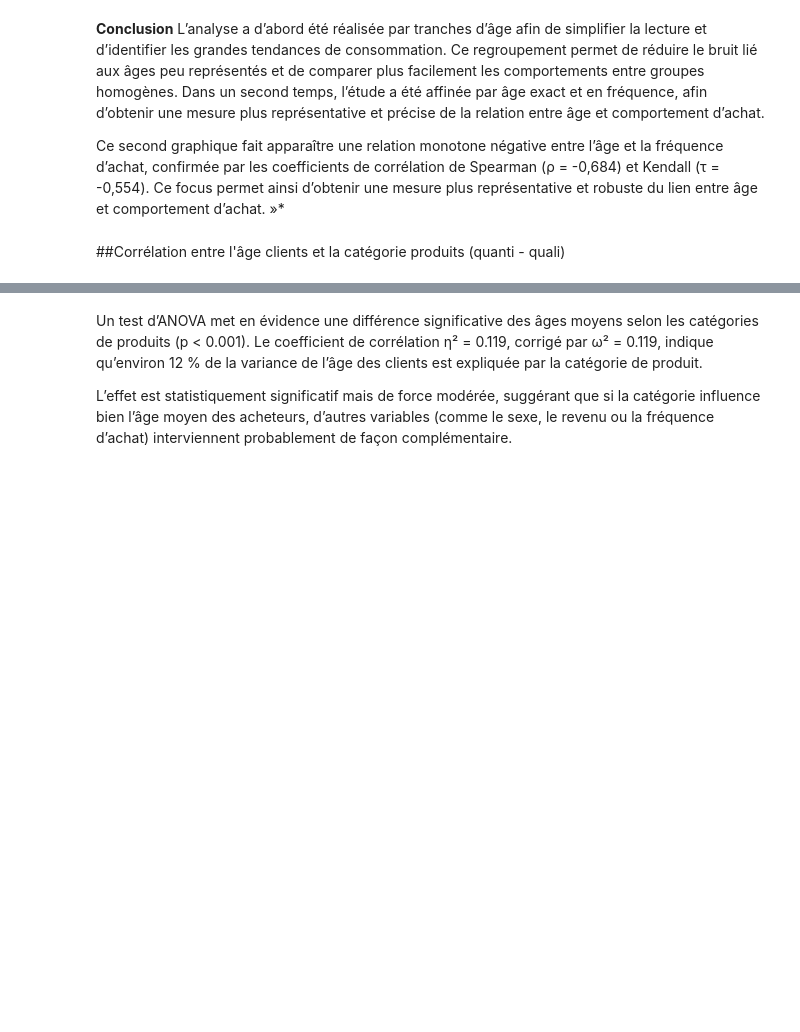
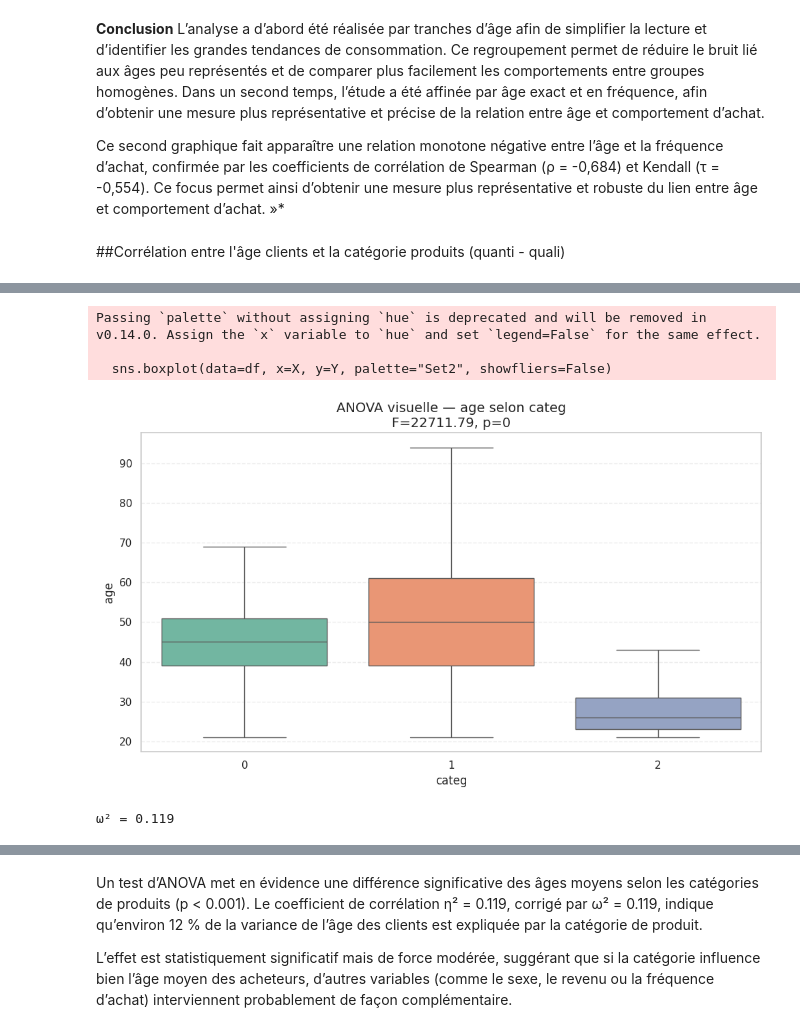
Before and after one commit to dinaglamshowroom/projet-data_oc, a Jupyter notebook: Projet4_Corrélation_3.ipynb, the cells around one changed output, grey strips where cells are left out. Saved outputs shown, nothing was run; the diff lists cells and outputs as text; code cells hidden in the pictures; blank space fills up the shorter version.

```diff
--- a/Projet4_Corrélation_3.ipynb
+++ b/Projet4_Corrélation_3.ipynb
@@ -709,3 +805,78 @@ L’analyse a d’abord été réalisée par tranches d’âge afin de simplifie
  Ce second graphique fait apparaître une relation monotone négative entre l’âge et la fréquence d’achat, confirmée par les coefficients de corrélation de Spearman (ρ = -0,684) et Kendall (τ = -0,554). Ce focus permet ainsi d’obtenir une mesure plus représentative et robuste du lien entre âge et comportement d’achat. »*
 # %% [markdown]
 ##Corrélation entre l'âge clients et la catégorie produits (quanti - quali)
+# %%
+import numpy as np
+import pandas as pd
+import seaborn as sns
+import matplotlib.pyplot as plt
+from scipy import stats
+import statsmodels.api as sm
+from statsmodels.formula.api import ols
+
+# ====== Paramètres ======
+X = "categ"      # variable qualitative (ex: catégorie)
+Y = "age"        # variable quantitative (ex: âge)
+df = df_tf.copy()
+
+# ====== Préparation des données ======
+# On garde seulement les colonnes utiles et on nettoie
+df = df[[X, Y]].dropna().copy()
+# Quali en 'category', Quanti en float
+df[X] = df[X].astype("category")
+df[Y] = pd.to_numeric(df[Y], errors="coerce")
+df = df.dropna(subset=[Y])
+
+# ====== ANOVA (scipy) ======
+# Liste des groupes (valeurs de Y pour chaque modalité de X)
+groupes = [df.loc[df[X] == m, Y].values for m in df[X].cat.categories]
+
+# Vérif minimale (au moins 2 groupes non vides)
+if len([g for g in groupes if len(g) > 0]) < 2:
+    raise ValueError("ANOVA impossible : moins de 2 groupes non vides.")
+
+F, p = stats.f_oneway(*groupes)
+print(f"Test ANOVA sur {Y} selon {X}")
+print(f"F = {F:.3f}, p = {p:.3g}")
+print("→ Différence significative entre au moins deux groupes." if p < 0.05
+      else "→ Aucune différence significative détectée.")
+
+# ====== Visualisation (ANOVA visuelle) ======
+plt.figure(figsize=(10,6))
+sns.boxplot(data=df, x=X, y=Y, palette="Set2", showfliers=False)
+plt.title(f"ANOVA visuelle — {Y} selon {X}\nF={F:.2f}, p={p:.3g}")
+plt.xlabel(X)
+plt.ylabel(Y)
+plt.grid(axis='y', linestyle='--', alpha=0.35)
+plt.tight_layout()
+plt.show()
+
+# ====== ω² (omega carré) avec statsmodels ======
+def omega_squared(df_in: pd.DataFrame, x: str, y: str) -> float:
+    """
+    Part de variance de y (quantitatif) expliquée par x (qualitatif), corrigée (ω²).
+    """
+    d = df_in[[x, y]].dropna().copy()
+    d[x] = d[x].astype("category")
+    d[y] = pd.to_numeric(d[y], errors="coerce")
+    d = d.dropna(subset=[y])
+
+    model = ols(f"{y} ~ C({x})", data=d).fit()
+    anova_table = sm.stats.anova_lm(model, typ=2)  # typ=2 robuste
+
+    # Récupération SCE (between), SCT (total), MSE (résiduel)
+    # La ligne du facteur est "C(x)" dans l'ANOVA typ=2
+    factor_label = [idx for idx in anova_table.index if idx != "Residual"][0]
+    SCE = anova_table.loc[factor_label, "sum_sq"]
+    # MSE = SS_res / df_res
+    SS_res = anova_table.loc["Residual", "sum_sq"]
+    df_res = anova_table.loc["Residual", "df"]
+    MSE = SS_res / df_res
+    SCT = anova_table["sum_sq"].sum()
+
+    omega2 = (SCE - (d[x].nunique() - 1) * MSE) / (SCT + MSE)
+    return float(max(0.0, omega2))
+
+omega = omega_squared(df, x=X, y=Y)
+print(f"ω² = {omega:.3f}")
+# %% [output]
@@ -711,0 +886,5 @@ L’analyse a d’abord été réalisée par tranches d’âge afin de simplifie
+Passing `palette` without assigning `hue` is deprecated and will be removed in v0.14.0. Assign the `x` variable to `hue` and set `legend=False` for the same effect.
+
+  sns.boxplot(data=df, x=X, y=Y, palette="Set2", showfliers=False)
+[figure, added]
+ω² = 0.119
```
Also changed, not shown: parts of 57 cells of this notebook.
